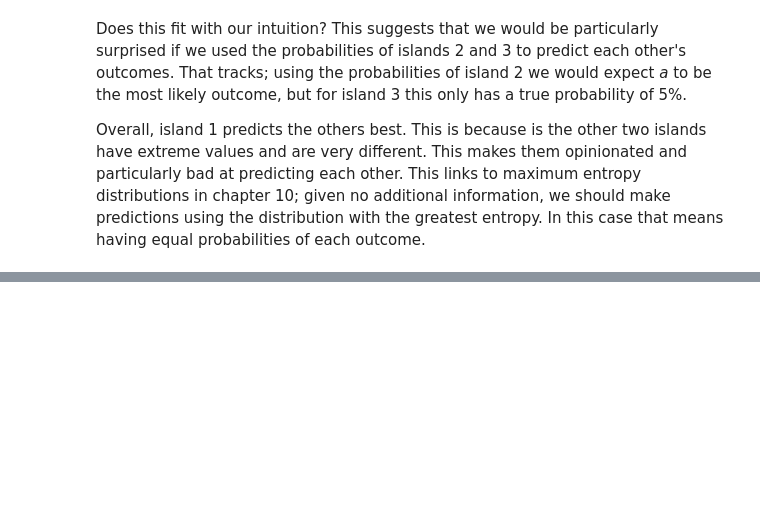
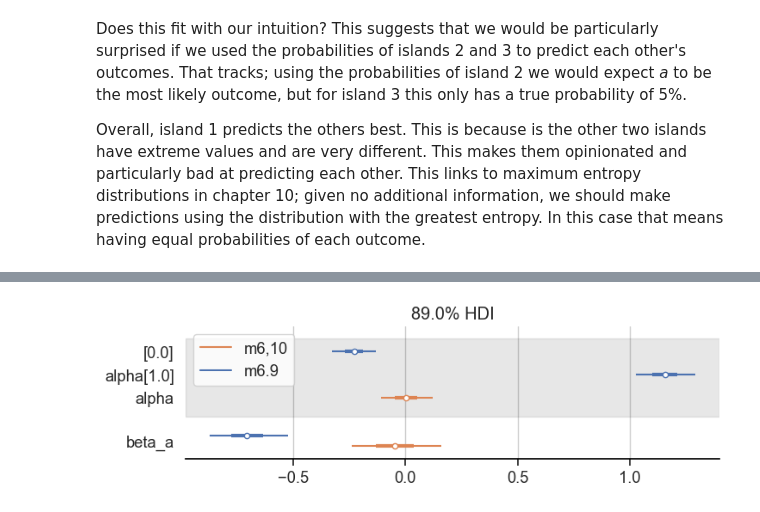
Before and after one commit to chris-leonard/statistical-rethinking, a Jupyter notebook: exercises/chapter_7.ipynb, the cells around one changed output, grey strips where cells are left out. Drawn from its saved outputs; the diff is of its cells as text; code cells hidden in the pictures; blank space fills up the shorter version.

```diff
--- a/exercises/chapter_7.ipynb
+++ b/exercises/chapter_7.ipynb
@@ -1167,0 +1234,10 @@ In this case that means having equal probabilities of each outcome.
+# %%
+# run simulation
+people = simulate_marriages(1_000, random_seed=RANDOM_SEED)
+
+# restrict to adults
+adults = people.loc[people["age"] >= 18, :].copy()
+adults = adults.reset_index(drop=True)
+
+# scale age
+adults["age_scaled"] = (adults["age"] - 18) / (65 - 18)
@@ -1167,0 +1376,12 @@ In this case that means having equal probabilities of each outcome.
+# %%
+fig, ax = plt.subplots(figsize=(8, 2))
+az.plot_forest(
+    [trace_6_9, trace_6_10],
+    model_names=["m6.9", "m6,10"],
+    var_names=["alpha", "beta_a"],
+    combined=True,
+    hdi_prob=0.89,
+    ax=ax,
+);
+# %% [output]
+[figure, added]
```
Also changed, not shown: parts of 16 cells of this notebook.
